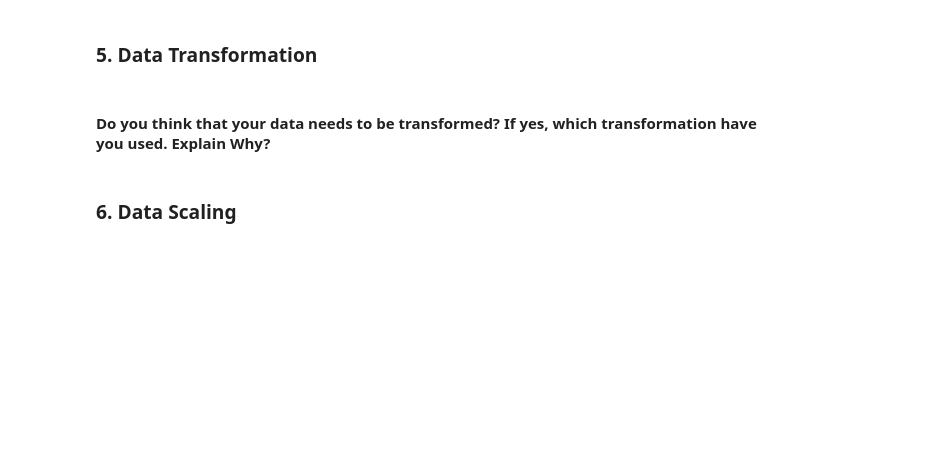
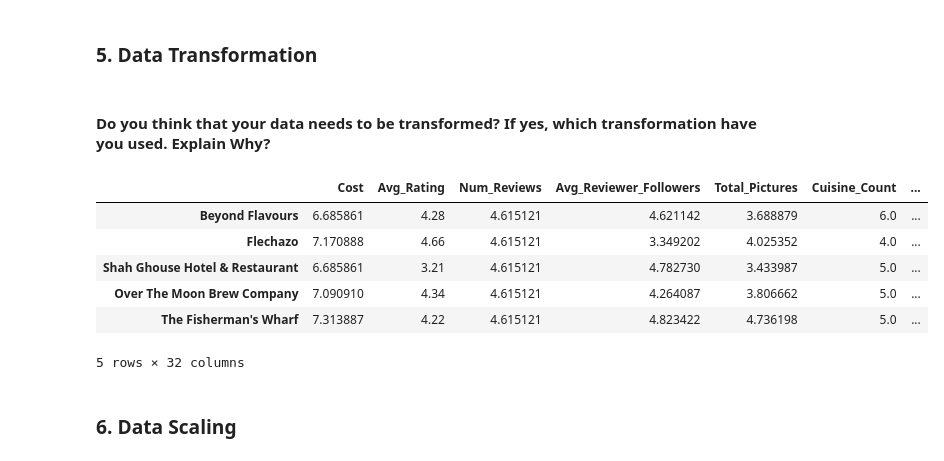
Before and after one commit to adamaneeqaqwathka-arch/Zomato-Data-Analysis, a Jupyter notebook: notebooks/Adam_Zomato_clustering.ipynb, the cells around one changed output. Saved outputs shown, nothing was run; the diff lists cells and outputs as text; code cells hidden in the pictures; blank space fills up the shorter version.

Commit message:
added data transformation and feature scaling

```diff
--- a/notebooks/Adam_Zomato_clustering.ipynb
+++ b/notebooks/Adam_Zomato_clustering.ipynb
@@ -1619,2 +1907,33 @@ Answer Here.
+# %%
+# Copy the final features
+features_transformed = features_final.copy()
+
+# Columns with highly skewed values
+log_columns = [
+    'Cost',
+    'Num_Reviews',
+    'Avg_Reviewer_Followers',
+    'Total_Pictures',
+    'Pictures_per_Review',
+    'Cost_per_Cuisine',
+    'Avg_Review_Length'
+]
+
+# Apply log transformation
+for column in log_columns:
+    features_transformed[column] = np.log1p(
+        features_transformed[column]
+    )
+
+# Check the transformed data
+features_transformed.head()
+# %% [output]
+|  | Cost | Avg_Rating | Num_Reviews | Avg_Reviewer_Followers | Total_Pictures | Cuisine_Count | ... |
+| Beyond Flavours | 6.685861 | 4.28 | 4.615121 | 4.621142 | 3.688879 | 6.0 | ... |
+| Flechazo | 7.170888 | 4.66 | 4.615121 | 3.349202 | 4.025352 | 4.0 | ... |
+| Shah Ghouse Hotel & Restaurant | 6.685861 | 3.21 | 4.615121 | 4.782730 | 3.433987 | 5.0 | ... |
+| Over The Moon Brew Company | 7.090910 | 4.34 | 4.615121 | 4.264087 | 3.806662 | 5.0 | ... |
+| The Fisherman's Wharf | 7.313887 | 4.22 | 4.615121 | 4.823422 | 4.736198 | 5.0 | ... |
+5 rows × 32 columns
 # %% [markdown]
 ### 6. Data Scaling
```
Also changed, not shown: parts of 12 cells of this notebook.
